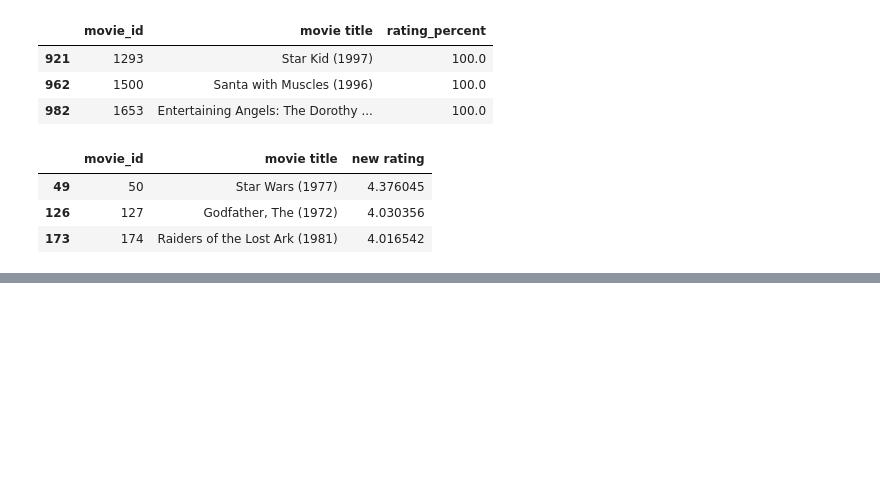
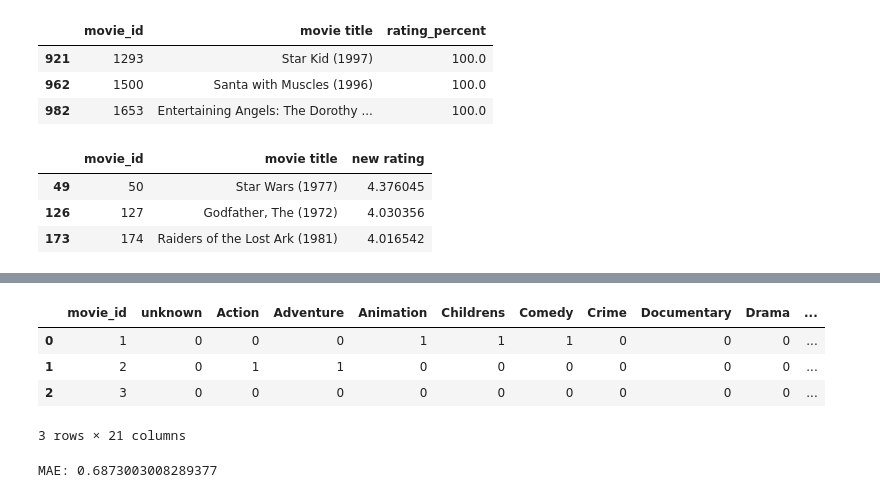
Before and after one commit to yakirzana/commerceTask1, a Jupyter notebook: Ass2.ipynb, the cells around one changed output, grey strips where cells are left out. Saved outputs shown, nothing was run; the diff lists cells and outputs as text; code cells hidden in the pictures; blank space fills up the shorter version.

```diff
--- a/Ass2.ipynb
+++ b/Ass2.ipynb
@@ -348,0 +312,29 @@ def classification_model(model, train,test, predictors, outcome):
+# %%
+# using Q2, a
+
+ratings = movies_r[['movie_id','movie title','rating']].groupby(['movie_id','movie title']).mean()
+ratings = ratings.sort_values(['rating'],ascending=False)
+
+ratings = ratings.reset_index()
+ratings = data.merge(ratings, on = ['movie_id','movie title'],how = 'inner')
+ratings = ratings.drop(['movie title', 'video release date', 'IMDb URL', 'release date'], axis=1)
+
+ratings.head(3)
+# %% [output]
+|  | movie_id | unknown | Action | Adventure | Animation | Childrens | Comedy | Crime | Documentary | Drama | ... |
+| 0 | 1 | 0 | 0 | 0 | 1 | 1 | 1 | 0 | 0 | 0 | ... |
+| 1 | 2 | 0 | 1 | 1 | 0 | 0 | 0 | 0 | 0 | 0 | ... |
+| 2 | 3 | 0 | 0 | 0 | 0 | 0 | 0 | 0 | 0 | 0 | ... |
+3 rows × 21 columns
+# %%
+# the train using svr
+svr = SVR()
+predictor = ['unknown','Action','Adventure','Animation','Childrens','Comedy',
+          'Crime','Documentary','Drama','Fantasy','Film-Noir','Horror','Musical','Mystery','Romance','Sci-Fi',
+        'Thriller','War','Western']
+outcome = ['rating']
+
+predictions = svr.fit(ratings[predictor],ratings[outcome]).predict(test[predictor])
+print ("MAE: {}".format(mean_absolute_error(test[outcome], predictions)))
+# %% [output]
+MAE: 0.6873003008289377
```
Also changed, not shown: parts of 26 cells of this notebook.
